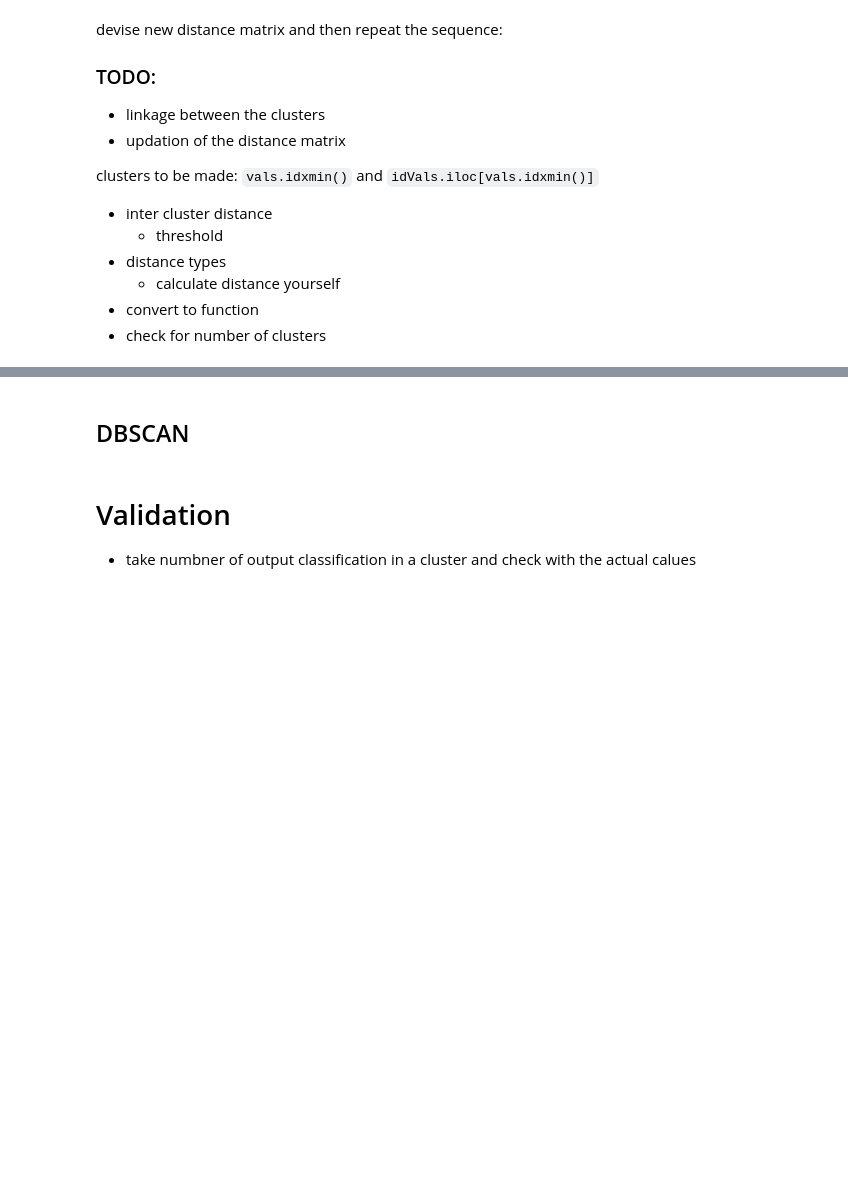
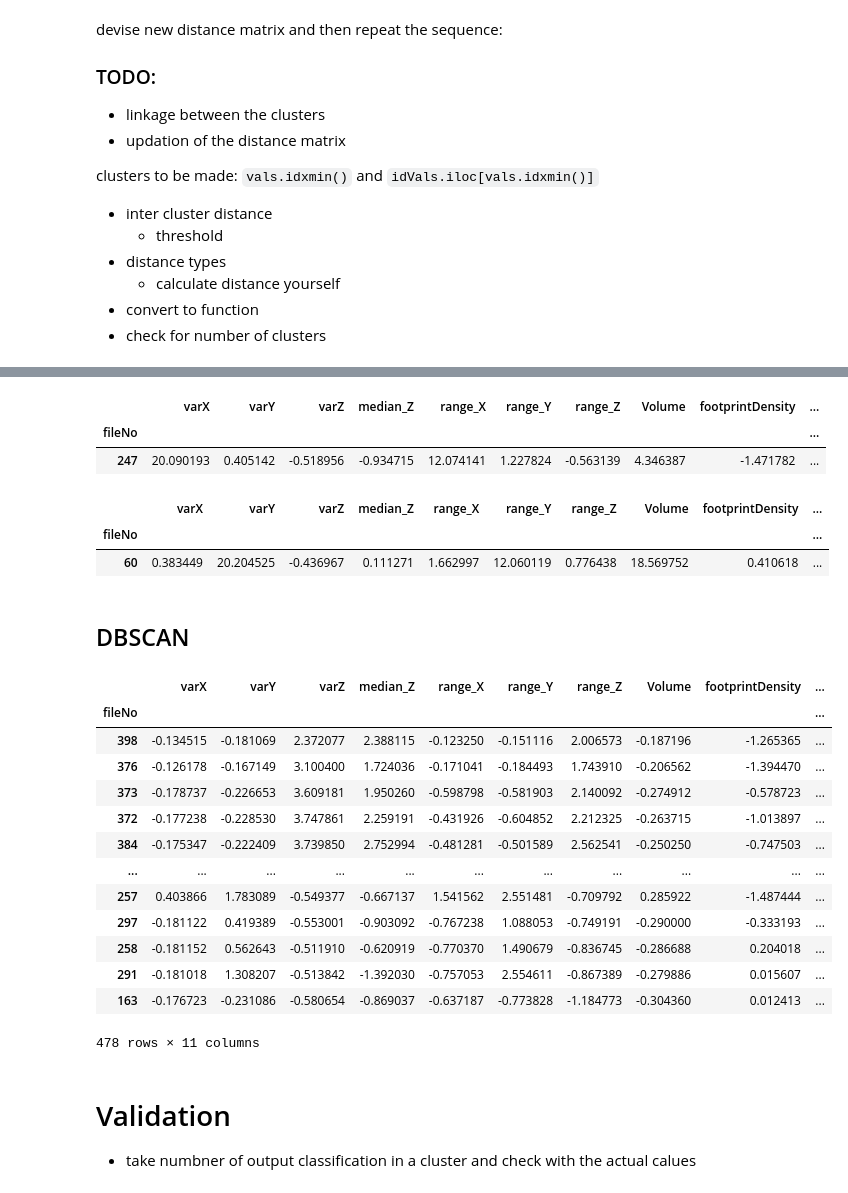
Before and after one commit to pratyush1611/GEO5017_Assignments, a Jupyter notebook: asg01.ipynb, the cells around one changed output, grey strips where cells are left out. Drawn from its saved outputs; the diff is of its cells as text; code cells hidden in the pictures; blank space fills up the shorter version.

```diff
--- a/asg01.ipynb
+++ b/asg01.ipynb
@@ -296,5 +343,34 @@ HeirarchicalClusters = [standardFeatureDF.loc[i] for i in [cluster1Indices,clust
+# %%
+HeirarchicalClusters[3]
+# %% [output]
+|  | varX | varY | varZ | median_Z | range_X | range_Y | range_Z | Volume | footprintDensity | ... |
+| fileNo |  |  |  |  |  |  |  |  |  | ... |
+| 247 | 20.090193 | 0.405142 | -0.518956 | -0.934715 | 12.074141 | 1.227824 | -0.563139 | 4.346387 | -1.471782 | ... |
+# %%
+HeirarchicalClusters[4]
+# %% [output]
+|  | varX | varY | varZ | median_Z | range_X | range_Y | range_Z | Volume | footprintDensity | ... |
+| fileNo |  |  |  |  |  |  |  |  |  | ... |
+| 60 | 0.383449 | 20.204525 | -0.436967 | 0.111271 | 1.662997 | 12.060119 | 0.776438 | 18.569752 | 0.410618 | ... |
 # %% [markdown]
 ## DBSCAN
+# %%
+HeirarchicalClusters[0]
+# %% [output]
+|  | varX | varY | varZ | median_Z | range_X | range_Y | range_Z | Volume | footprintDensity | ... |
+| fileNo |  |  |  |  |  |  |  |  |  | ... |
+| 398 | -0.134515 | -0.181069 | 2.372077 | 2.388115 | -0.123250 | -0.151116 | 2.006573 | -0.187196 | -1.265365 | ... |
+| 376 | -0.126178 | -0.167149 | 3.100400 | 1.724036 | -0.171041 | -0.184493 | 1.743910 | -0.206562 | -1.394470 | ... |
+| 373 | -0.178737 | -0.226653 | 3.609181 | 1.950260 | -0.598798 | -0.581903 | 2.140092 | -0.274912 | -0.578723 | ... |
+| 372 | -0.177238 | -0.228530 | 3.747861 | 2.259191 | -0.431926 | -0.604852 | 2.212325 | -0.263715 | -1.013897 | ... |
+| 384 | -0.175347 | -0.222409 | 3.739850 | 2.752994 | -0.481281 | -0.501589 | 2.562541 | -0.250250 | -0.747503 | ... |
+| ... | ... | ... | ... | ... | ... | ... | ... | ... | ... | ... |
+| 257 | 0.403866 | 1.783089 | -0.549377 | -0.667137 | 1.541562 | 2.551481 | -0.709792 | 0.285922 | -1.487444 | ... |
+| 297 | -0.181122 | 0.419389 | -0.553001 | -0.903092 | -0.767238 | 1.088053 | -0.749191 | -0.290000 | -0.333193 | ... |
+| 258 | -0.181152 | 0.562643 | -0.511910 | -0.620919 | -0.770370 | 1.490679 | -0.836745 | -0.286688 | 0.204018 | ... |
+| 291 | -0.181018 | 1.308207 | -0.513842 | -1.392030 | -0.757053 | 2.554611 | -0.867389 | -0.279886 | 0.015607 | ... |
+| 163 | -0.176723 | -0.231086 | -0.580654 | -0.869037 | -0.637187 | -0.773828 | -1.184773 | -0.304360 | 0.012413 | ... |
+478 rows × 11 columns
 # %% [markdown]
 # Validation
 * take numbner of output classification in a cluster and check with the actual calues
```
Also changed, not shown: parts of 3 cells of this notebook.
